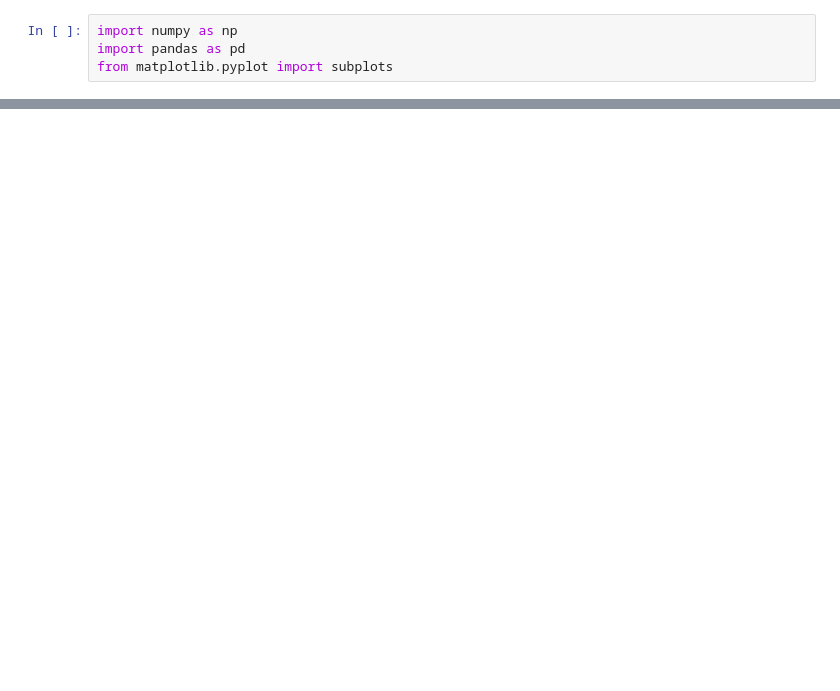
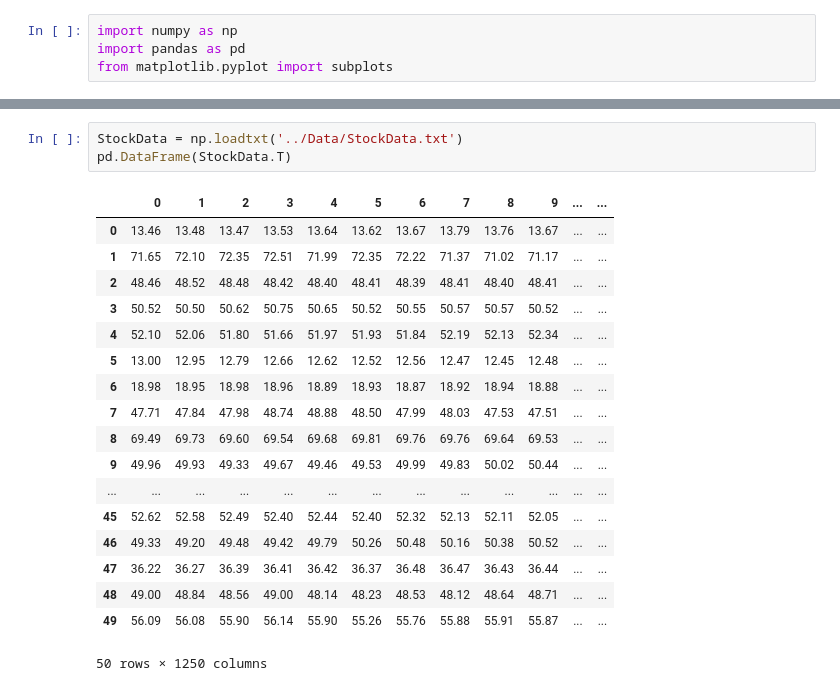
Before and after one commit to swang737/Backtesting-Platform, a Jupyter notebook: Notebooks/DataLoader.ipynb, the cells around one changed output, grey strips where cells are left out. Cells and saved outputs as stored; diff of their text form; blank space fills up the shorter version.

```diff
--- a/Notebooks/DataLoader.ipynb
+++ b/Notebooks/DataLoader.ipynb
@@ -124,0 +155,22 @@ class DataLoader:
+# %%
+StockData = np.loadtxt('../Data/StockData.txt')
+pd.DataFrame(StockData.T)
+# %% [output]
+|  | 0 | 1 | 2 | 3 | 4 | 5 | 6 | 7 | 8 | 9 | ... | ... |
+| 0 | 13.46 | 13.48 | 13.47 | 13.53 | 13.64 | 13.62 | 13.67 | 13.79 | 13.76 | 13.67 | ... | ... |
+| 1 | 71.65 | 72.10 | 72.35 | 72.51 | 71.99 | 72.35 | 72.22 | 71.37 | 71.02 | 71.17 | ... | ... |
+| 2 | 48.46 | 48.52 | 48.48 | 48.42 | 48.40 | 48.41 | 48.39 | 48.41 | 48.40 | 48.41 | ... | ... |
+| 3 | 50.52 | 50.50 | 50.62 | 50.75 | 50.65 | 50.52 | 50.55 | 50.57 | 50.57 | 50.52 | ... | ... |
+| 4 | 52.10 | 52.06 | 51.80 | 51.66 | 51.97 | 51.93 | 51.84 | 52.19 | 52.13 | 52.34 | ... | ... |
+| 5 | 13.00 | 12.95 | 12.79 | 12.66 | 12.62 | 12.52 | 12.56 | 12.47 | 12.45 | 12.48 | ... | ... |
+| 6 | 18.98 | 18.95 | 18.98 | 18.96 | 18.89 | 18.93 | 18.87 | 18.92 | 18.94 | 18.88 | ... | ... |
+| 7 | 47.71 | 47.84 | 47.98 | 48.74 | 48.88 | 48.50 | 47.99 | 48.03 | 47.53 | 47.51 | ... | ... |
+| 8 | 69.49 | 69.73 | 69.60 | 69.54 | 69.68 | 69.81 | 69.76 | 69.76 | 69.64 | 69.53 | ... | ... |
+| 9 | 49.96 | 49.93 | 49.33 | 49.67 | 49.46 | 49.53 | 49.99 | 49.83 | 50.02 | 50.44 | ... | ... |
+| ... | ... | ... | ... | ... | ... | ... | ... | ... | ... | ... | ... | ... |
+| 45 | 52.62 | 52.58 | 52.49 | 52.40 | 52.44 | 52.40 | 52.32 | 52.13 | 52.11 | 52.05 | ... | ... |
+| 46 | 49.33 | 49.20 | 49.48 | 49.42 | 49.79 | 50.26 | 50.48 | 50.16 | 50.38 | 50.52 | ... | ... |
+| 47 | 36.22 | 36.27 | 36.39 | 36.41 | 36.42 | 36.37 | 36.48 | 36.47 | 36.43 | 36.44 | ... | ... |
+| 48 | 49.00 | 48.84 | 48.56 | 49.00 | 48.14 | 48.23 | 48.53 | 48.12 | 48.64 | 48.71 | ... | ... |
+| 49 | 56.09 | 56.08 | 55.90 | 56.14 | 55.90 | 55.26 | 55.76 | 55.88 | 55.91 | 55.87 | ... | ... |
+50 rows × 1250 columns
```
Also changed, not shown: parts of 2 cells of this notebook, 1 other file.
